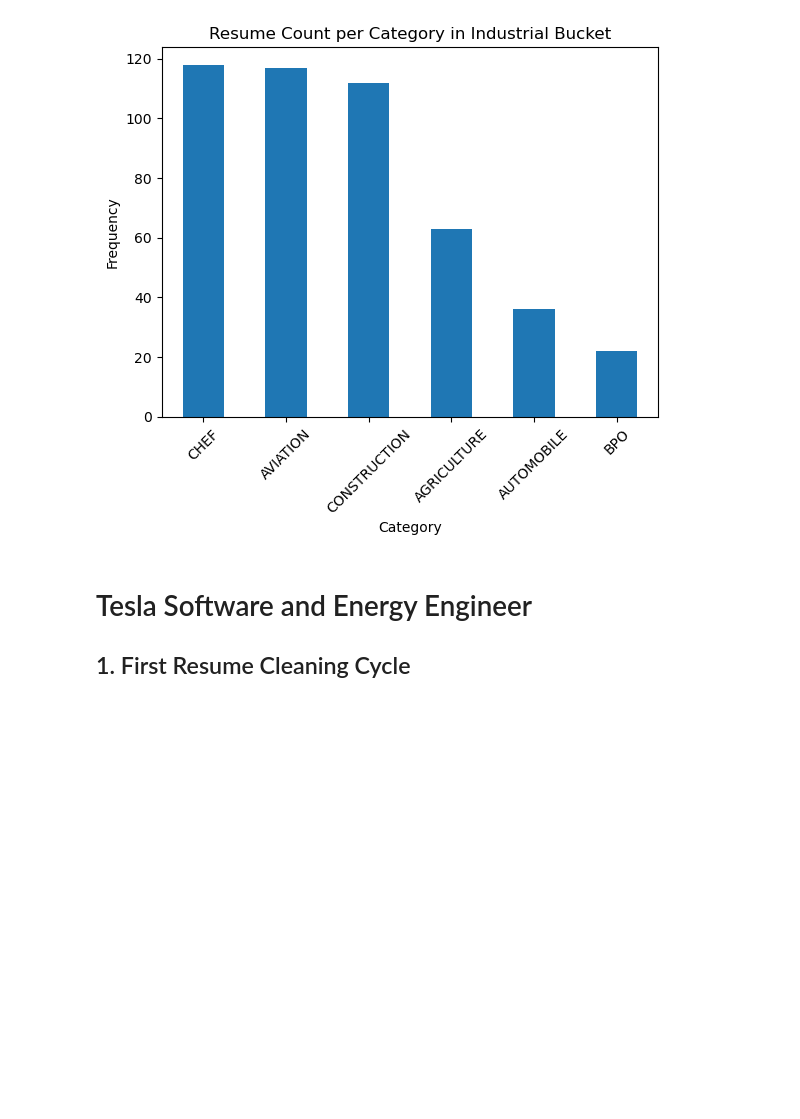
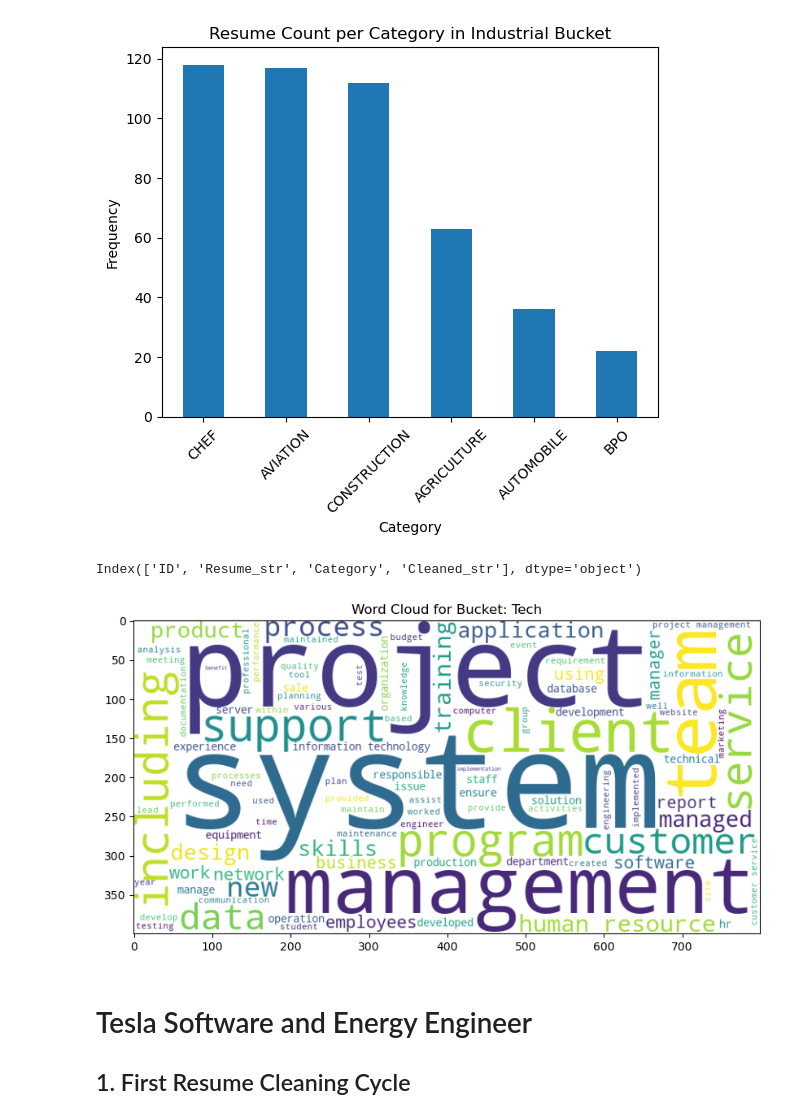
Before and after one commit to henry-AY/ResumeScreening, a Jupyter notebook: Resume_Screening.ipynb, the cells around one changed output. Saved outputs shown, nothing was run; the diff lists cells and outputs as text; code cells hidden in the pictures; blank space fills up the shorter version.

Commit message:
Made wordcloud for tech resume bucket while dropping the useless words

```diff
--- a/Resume_Screening.ipynb
+++ b/Resume_Screening.ipynb
@@ -143,20 +143,30 @@ plt.show()
 # %% [output]
 [figure]
 # %%
-grouped = df.groupby('Category')['Resume_str'].apply(lambda texts: ' '.join(texts))
+from collections import Counter
+print(df_tech.columns)
 
-for category, texts in grouped.items():
-    wordcloud = WordCloud(
-        width=800,
-        height=400,
-        background_color='white',
-        max_words=100
-    ).generate(texts)
+texts = ' '.join(df_tech["Cleaned_str"].astype(str))
 
-    plt.figure(figsize=(10, 5))
-    plt.imshow(wordcloud, interpolation='bilinear')
-    plt.title(f"Word Cloud for Category: {category}")
-    plt.show()
+custom_stopwords = set(top5).union({'name', 'city', 'state', 'company', 'employee', 'skill'})
+
+filtered_words = [word for word in words if word not in custom_stopwords]
+filtered_text = ' '.join(filtered_words)
+
+wordcloud = WordCloud(
+    width=800,
+    height=400,
+    background_color='white',
+    max_words=100
+).generate(filtered_text)
+
+plt.figure(figsize=(10, 5))
+plt.imshow(wordcloud, interpolation='bilinear')
+plt.title(f"Word Cloud for Bucket: Tech")
+plt.show()
+# %% [output]
+Index(['ID', 'Resume_str', 'Category', 'Cleaned_str'], dtype='object')
+[figure, added]
 # %%
 df['resume_length'] = df['Resume_str'].str.count(' ').add(1)
 average_length = df.groupby('Category')['resume_length'].mean()
```
